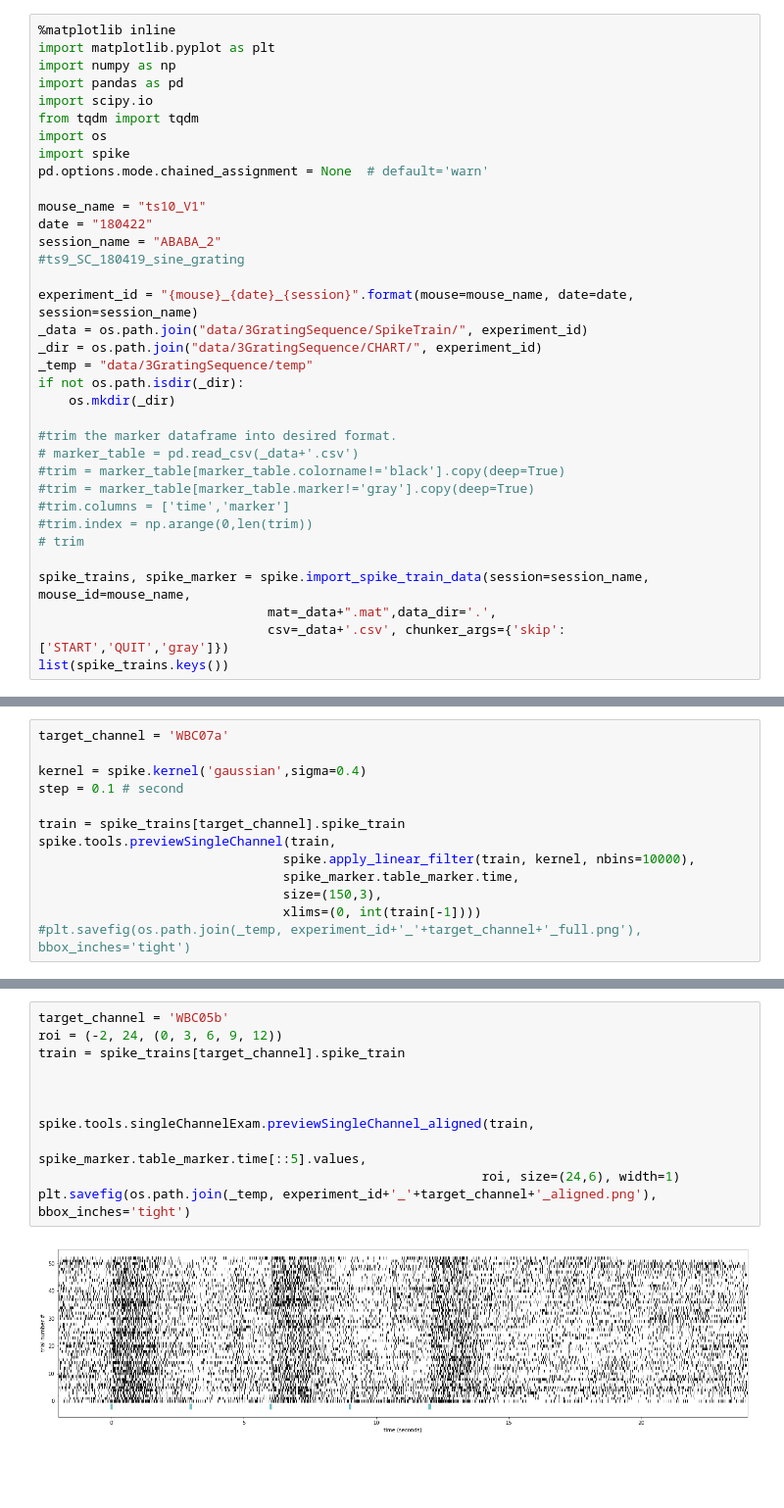
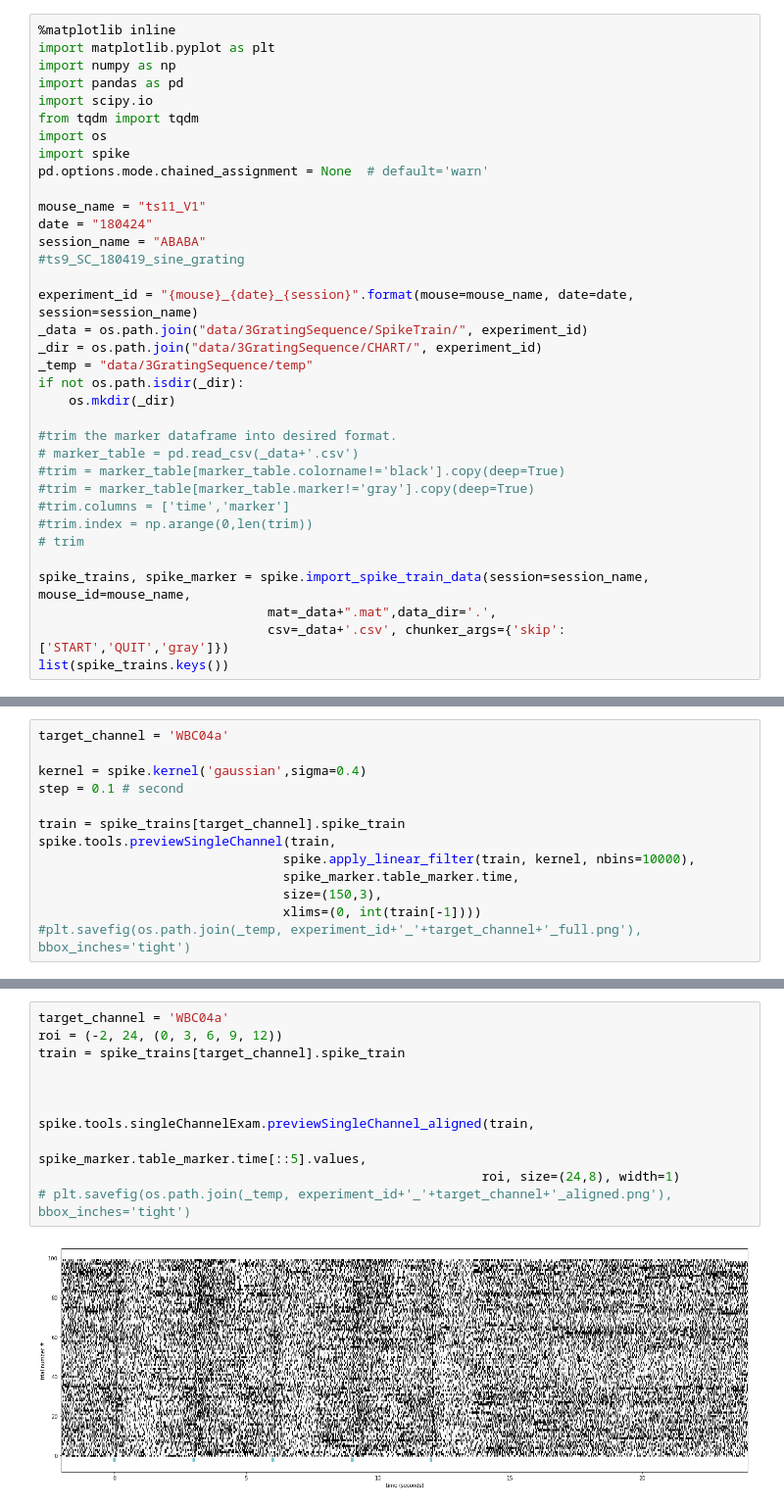
Before and after one commit to ZaneMuir/Sesame, a Jupyter notebook: Analysis/channelValidityPreview_python.ipynb, the cells around one changed output, grey strips where cells are left out. Shown: that part at 98% size. Cells and saved outputs as stored; diff of their text form; blank space fills up the shorter version.

```diff
--- a/Analysis/channelValidityPreview_python.ipynb
+++ b/Analysis/channelValidityPreview_python.ipynb
@@ -9,9 +9,9 @@ import os
 import spike
 pd.options.mode.chained_assignment = None  # default='warn'
 
-mouse_name = "ts10_V1"
-date = "180422"
-session_name = "ABABA_2"
+mouse_name = "ts11_V1"
+date = "180424"
+session_name = "ABABA"
 #ts9_SC_180419_sine_grating
 
 experiment_id = "{mouse}_{date}_{session}".format(mouse=mouse_name, date=date, session=session_name)
@@ -54,5 +55,5 @@ marker shift: 0
 # %%
-target_channel = 'WBC07a'
+target_channel = 'WBC04a'
 
 kernel = spike.kernel('gaussian',sigma=0.4)
 step = 0.1 # second
@@ -67,16 +70,16 @@ spike.tools.previewSingleChannel(train,
 # %%
-target_channel = 'WBC05b'
+target_channel = 'WBC04a'
 roi = (-2, 24, (0, 3, 6, 9, 12))
 train = spike_trains[target_channel].spike_train
 
 
 
 spike.tools.singleChannelExam.previewSingleChannel_aligned(train,
                                                           spike_marker.table_marker.time[::5].values,
-                                                          roi, size=(24,6), width=1)
-plt.savefig(os.path.join(_temp, experiment_id+'_'+target_channel+'_aligned.png'), bbox_inches='tight')
+                                                          roi, size=(24,8), width=1)
+# plt.savefig(os.path.join(_temp, experiment_id+'_'+target_channel+'_aligned.png'), bbox_inches='tight')
 # %% [output]
-[figure, old version]
+[figure, new version]
 # %%
 # marker validity test
 
```
Also changed, not shown: parts of 3 cells of this notebook, 6 other files.
